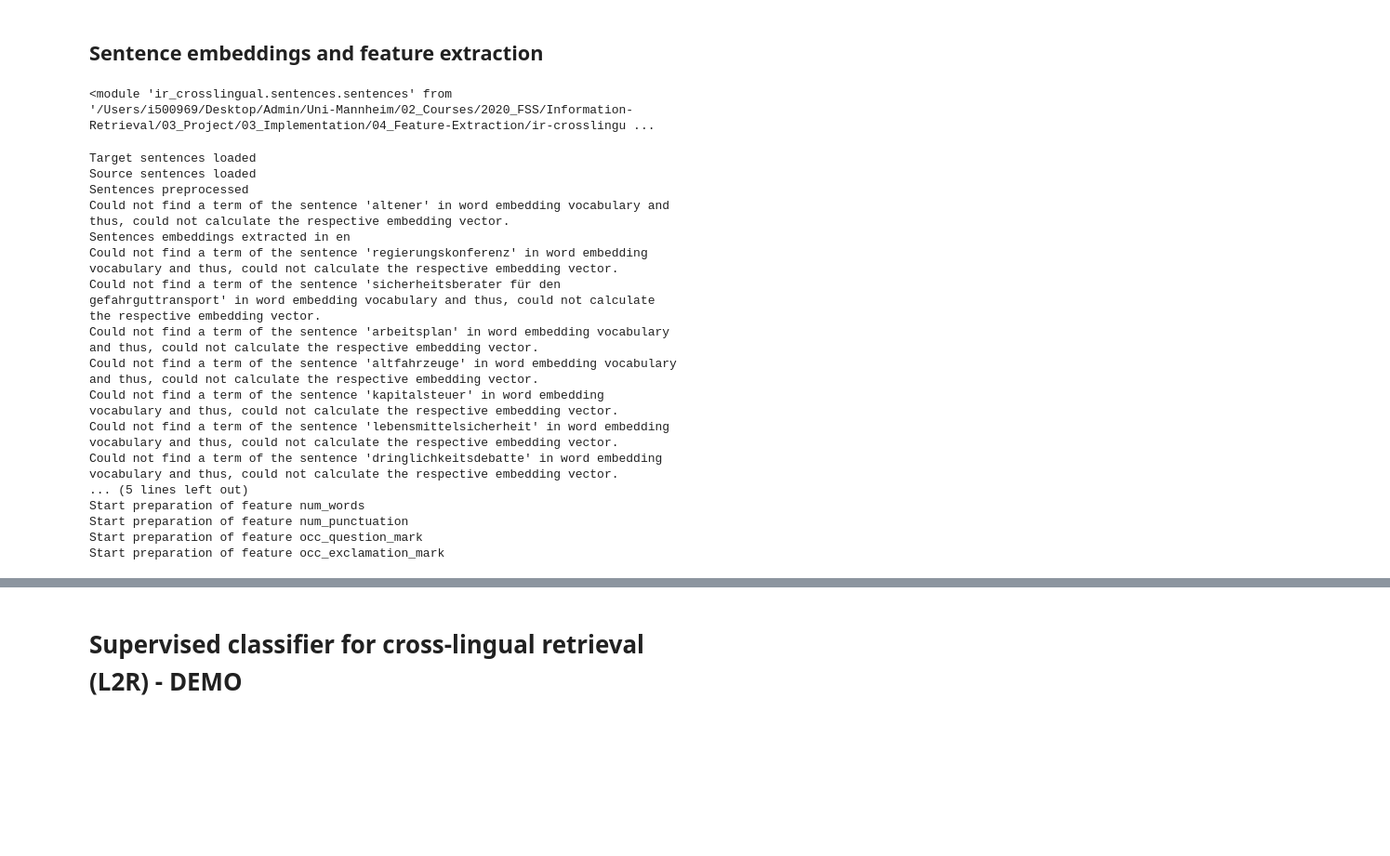
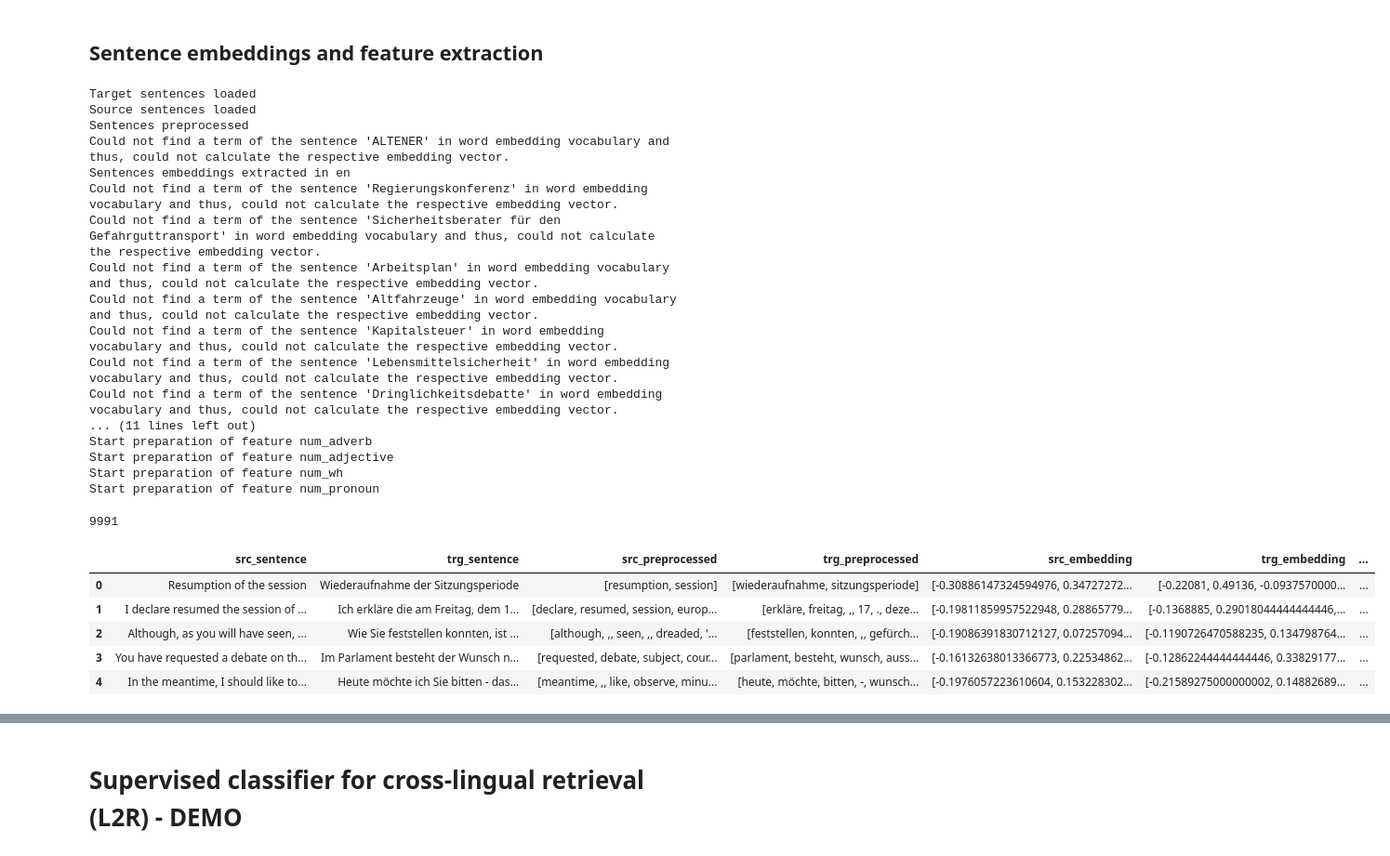
Before and after one commit to janschwedhelm/ir-crosslingual, a Jupyter notebook: ir_crosslingual/supervised_classification/demo2.2.ipynb, the cells around one changed output, grey strips where cells are left out. Shown: that part at 93% size. Drawn from its saved outputs; the diff is of its cells as text; code cells hidden in the pictures; blank space fills up the shorter version.

Commit message:
Demonstration notebook for updated sentence and model structure

```diff
--- a/ir_crosslingual/supervised_classification/demo2.2.ipynb
+++ b/ir_crosslingual/supervised_classification/demo2.2.ipynb
@@ -86,8 +57,3 @@ array([[ 0.0837359 ,  0.07748925, -0.00330077, ..., -0.08098747,
 # %% [markdown]
 ## Sentence embeddings and feature extraction
-# %%
-#from ir_crosslingual.sentences import sentences
-importlib.reload(sentences)
-# %% [output]
-<module 'ir_crosslingual.sentences.sentences' from '/Users/i500969/Desktop/Admin/Uni-Mannheim/02_Courses/2020_FSS/Information-Retrieval/03_Project/03_Implementation/04_Feature-Extraction/ir-crosslingu ...
 # %%
@@ -95,23 +61,36 @@ ind_features = ['num_words', 'num_punctuation', 'occ_question_mark', 'occ_exclam
 # %%
 sens = sentences.Sentences(src_words=english, trg_words=german)
 # %%
-data = sens.load_data(n_max=10000, features=ind_features)
+data = sens.load_data(single_source=False, n_max=10000, features='all')
 # %% [output]
 Target sentences loaded
 Source sentences loaded
 Sentences preprocessed
-Could not find a term of the sentence 'altener' in word embedding vocabulary and thus, could not calculate the respective embedding vector.
+Could not find a term of the sentence 'ALTENER' in word embedding vocabulary and thus, could not calculate the respective embedding vector.
 Sentences embeddings extracted in en
-Could not find a term of the sentence 'regierungskonferenz' in word embedding vocabulary and thus, could not calculate the respective embedding vector.
-Could not find a term of the sentence 'sicherheitsberater für den gefahrguttransport' in word embedding vocabulary and thus, could not calculate the respective embedding vector.
-Could not find a term of the sentence 'arbeitsplan' in word embedding vocabulary and thus, could not calculate the respective embedding vector.
-Could not find a term of the sentence 'altfahrzeuge' in word embedding vocabulary and thus, could not calculate the respective embedding vector.
-Could not find a term of the sentence 'kapitalsteuer' in word embedding vocabulary and thus, could not calculate the respective embedding vector.
-Could not find a term of the sentence 'lebensmittelsicherheit' in word embedding vocabulary and thus, could not calculate the respective embedding vector.
-Could not find a term of the sentence 'dringlichkeitsdebatte' in word embedding vocabulary and thus, could not calculate the respective embedding vector.
-... (5 lines left out)
-Start preparation of feature num_words
-Start preparation of feature num_punctuation
-Start preparation of feature occ_question_mark
-Start preparation of feature occ_exclamation_mark
+Could not find a term of the sentence 'Regierungskonferenz' in word embedding vocabulary and thus, could not calculate the respective embedding vector.
+Could not find a term of the sentence 'Sicherheitsberater für den Gefahrguttransport' in word embedding vocabulary and thus, could not calculate the respective embedding vector.
+Could not find a term of the sentence 'Arbeitsplan' in word embedding vocabulary and thus, could not calculate the respective embedding vector.
+Could not find a term of the sentence 'Altfahrzeuge' in word embedding vocabulary and thus, could not calculate the respective embedding vector.
+Could not find a term of the sentence 'Kapitalsteuer' in word embedding vocabulary and thus, could not calculate the respective embedding vector.
+Could not find a term of the sentence 'Lebensmittelsicherheit' in word embedding vocabulary and thus, could not calculate the respective embedding vector.
+Could not find a term of the sentence 'Dringlichkeitsdebatte' in word embedding vocabulary and thus, could not calculate the respective embedding vector.
+... (11 lines left out)
+Start preparation of feature num_adverb
+Start preparation of feature num_adjective
+Start preparation of feature num_wh
+Start preparation of feature num_pronoun
+# %%
+len(data)
+# %% [output]
+9991
+# %%
+data.head()
+# %% [output]
+|  | src_sentence | trg_sentence | src_preprocessed | trg_preprocessed | src_embedding | trg_embedding | ... |
+| 0 | Resumption of the session | Wiederaufnahme der Sitzungsperiode | [resumption, session] | [wiederaufnahme, sitzungsperiode] | [-0.30886147324594976, 0.34727272... | [-0.22081, 0.49136, -0.0937570000... | ... |
+| 1 | I declare resumed the session of ... | Ich erkläre die am Freitag, dem 1... | [declare, resumed, session, europ... | [erkläre, freitag, ,, 17, ., deze... | [-0.19811859957522948, 0.28865779... | [-0.1368885, 0.29018044444444446,... | ... |
+| 2 | Although, as you will have seen, ... | Wie Sie feststellen konnten, ist ... | [although, ,, seen, ,, dreaded, '... | [feststellen, konnten, ,, gefürch... | [-0.19086391830712127, 0.07257094... | [-0.1190726470588235, 0.134798764... | ... |
+| 3 | You have requested a debate on th... | Im Parlament besteht der Wunsch n... | [requested, debate, subject, cour... | [parlament, besteht, wunsch, auss... | [-0.16132638013366773, 0.22534862... | [-0.12862244444444446, 0.33829177... | ... |
+| 4 | In the meantime, I should like to... | Heute möchte ich Sie bitten - das... | [meantime, ,, like, observe, minu... | [heute, möchte, bitten, -, wunsch... | [-0.1976057223610604, 0.153228302... | [-0.21589275000000002, 0.14882689... | ... |
 # %%
```
Also changed, not shown: parts of 24 cells of this notebook.
